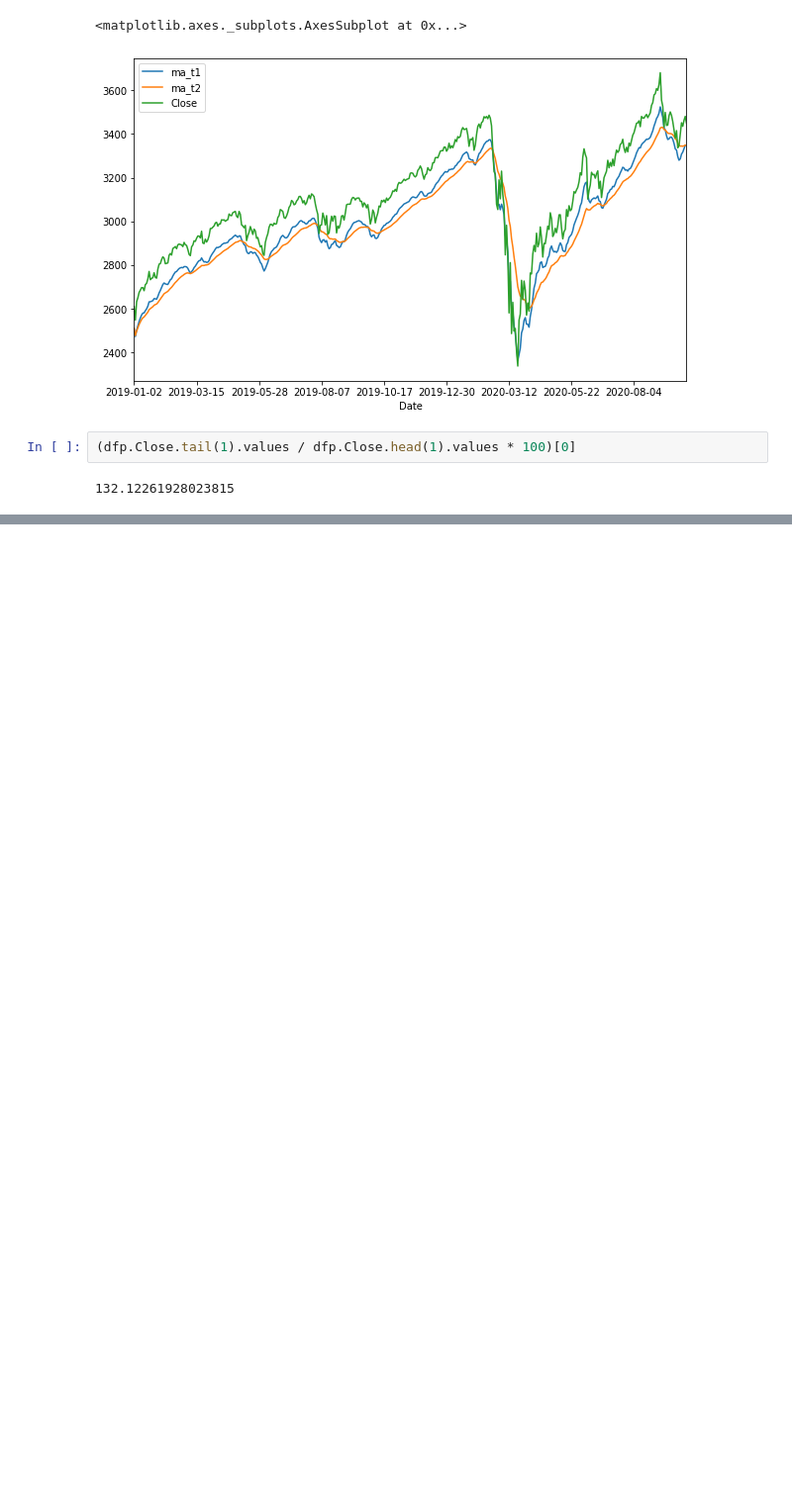
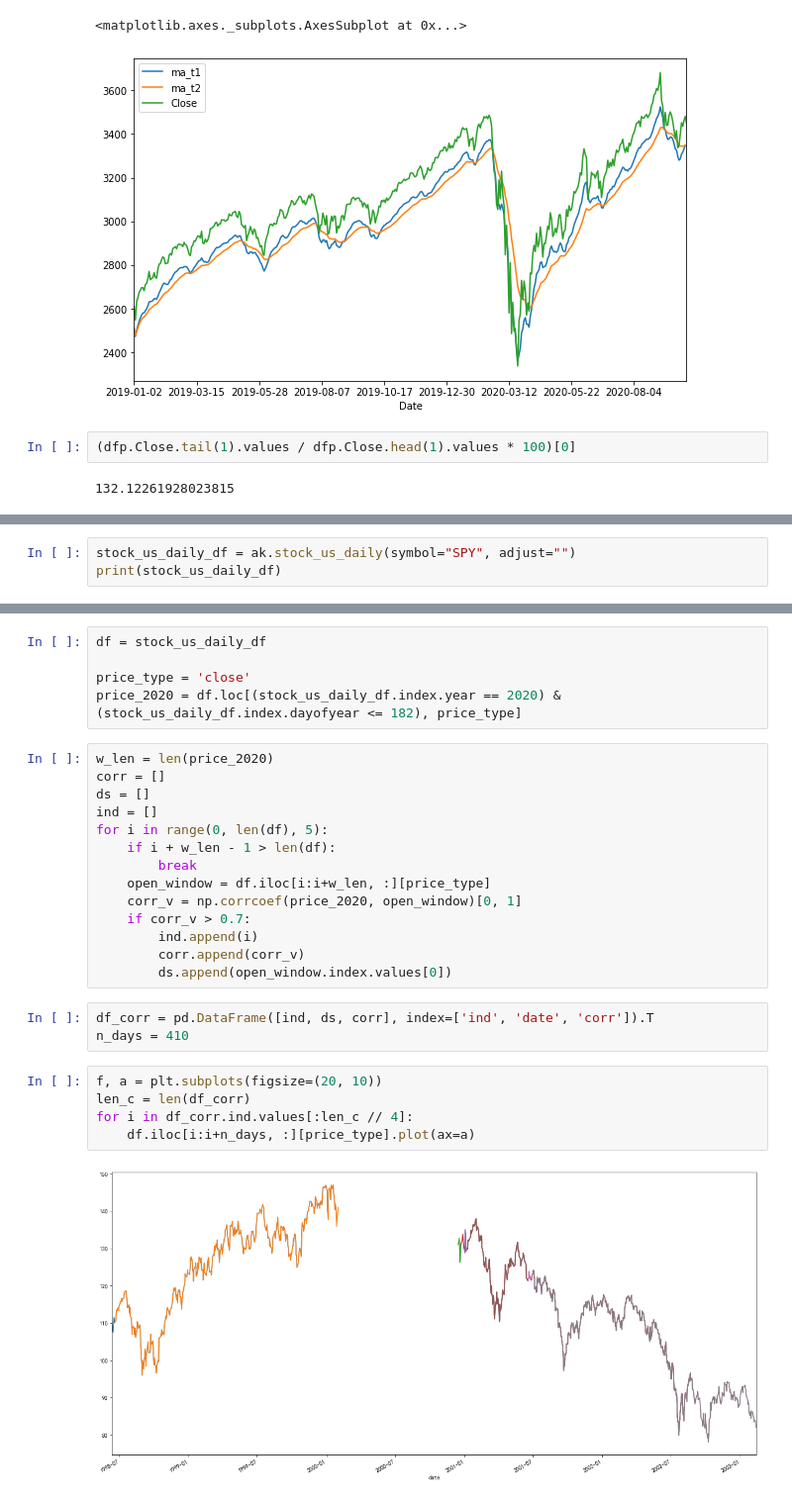
Before and after one commit to yuwei2341/stocks, a Jupyter notebook: Stock_MA.ipynb, the cells around one changed output, grey strips where cells are left out. Shown at 99% size. Saved outputs shown, nothing was run; the diff lists cells and outputs as text; blank space fills up the shorter version.

Commit message:
earning analysis; earning price model

```diff
--- a/Stock_MA.ipynb
+++ b/Stock_MA.ipynb
@@ -115,0 +121,3 @@ On 2020-10-02, have 148.4, and 0.0 worth of stock
+# %%
+stock_us_daily_df = ak.stock_us_daily(symbol="SPY", adjust="")
+print(stock_us_daily_df)
@@ -115,0 +140,29 @@ On 2020-10-02, have 148.4, and 0.0 worth of stock
+# %%
+df = stock_us_daily_df
+
+price_type = 'close'
+price_2020 = df.loc[(stock_us_daily_df.index.year == 2020) & (stock_us_daily_df.index.dayofyear <= 182), price_type]
+# %%
+w_len = len(price_2020)
+corr = []
+ds = []
+ind = []
+for i in range(0, len(df), 5):
+    if i + w_len - 1 > len(df):
+        break
+    open_window = df.iloc[i:i+w_len, :][price_type]
+    corr_v = np.corrcoef(price_2020, open_window)[0, 1]
+    if corr_v > 0.7:
+        ind.append(i)
+        corr.append(corr_v)
+        ds.append(open_window.index.values[0])
+# %%
+df_corr = pd.DataFrame([ind, ds, corr], index=['ind', 'date', 'corr']).T
+n_days = 410
+# %%
+f, a = plt.subplots(figsize=(20, 10))
+len_c = len(df_corr)
+for i in df_corr.ind.values[:len_c // 4]:
+    df.iloc[i:i+n_days, :][price_type].plot(ax=a)
+# %% [output]
+[figure, added]
```
Also changed, not shown: parts of 25 cells of this notebook, 1 other file.
